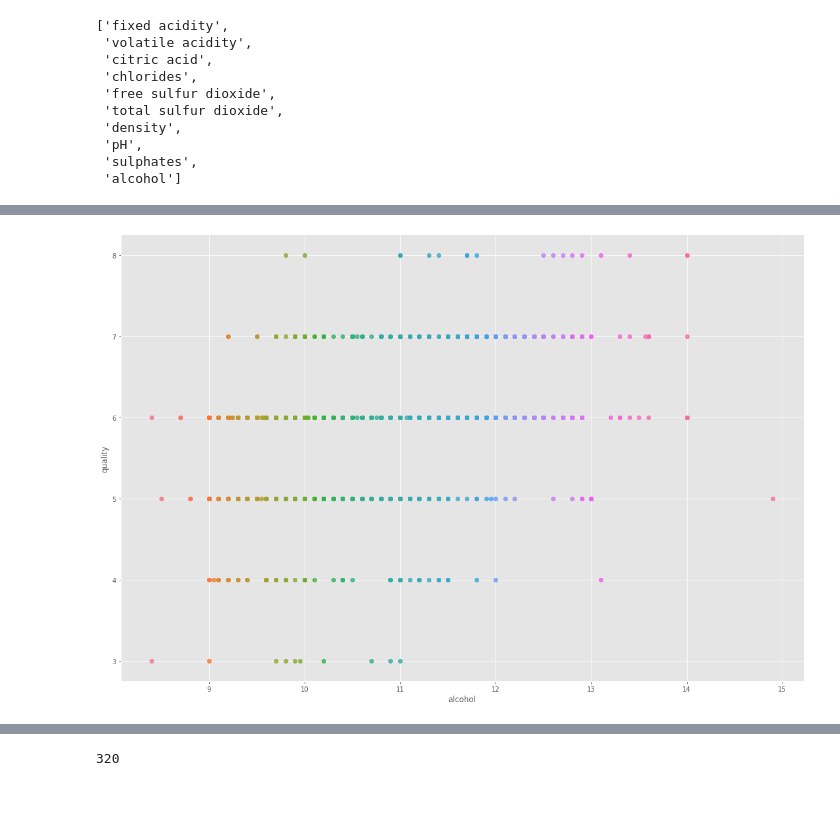
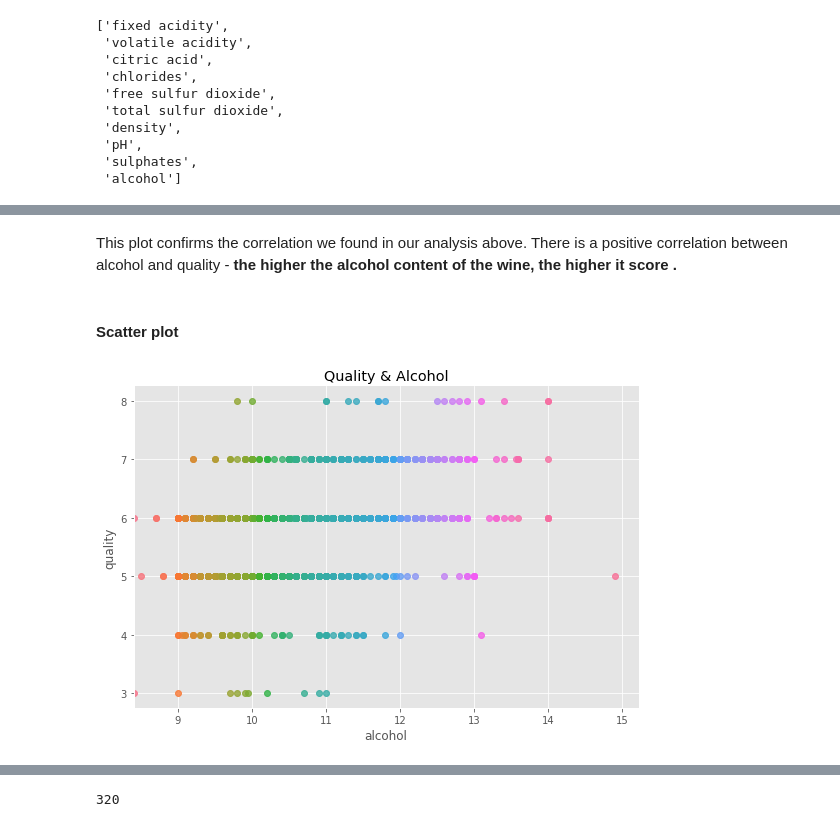
Before and after one commit to Izardo/Machine-Learning-and-Statistics, a Jupyter notebook: scikit-learn.ipynb, the cells around one changed output, grey strips where cells are left out. Drawn from its saved outputs; the diff is of its cells as text; code cells hidden in the pictures; blank space fills up the shorter version.

Commit message:
Added explanations to data exploration section

```diff
--- a/scikit-learn.ipynb
+++ b/scikit-learn.ipynb
@@ -210,5 +233,8 @@ Index(['fixed acidity', 'volatile acidity', 'citric acid', 'residual sugar',
 # %%
-# Histogram and normal distribution plot of each variable
+# Change figure size.
+plt.rcParams['figure.figsize'] = (15, 10)
+
+# Histogram and normal distribution plot of each variable.
 df.hist(rwidth=0.8, density=True);
 # %% [output]
 [figure]
@@ -286,6 +325,3 @@ This returns all of the values apart from residual sugar (quality was dropped ea
 
 ### Visualising Two Dimensions
 ***
-# %%
-plt.rcParams['figure.figsize'] = (12, 6)
-sns.lmplot(x="alcohol", y="quality", data=df);
@@ -293,0 +330,12 @@ sns.lmplot(x="alcohol", y="quality", data=df);
+# %%
+# Create figure & axes.
+fig, ax = plt.subplots()
+
+# Change plot size.
+plt.rcParams['figure.figsize'] = (10, 7)
+
+# Barchart with alcohol & quality.
+sns.barplot(y = "alcohol", x = "quality", data = df)
+
+# Set plot title.
+ax.set_title("Alcohol & Quality");
@@ -294,6 +344,13 @@ sns.lmplot(x="alcohol", y="quality", data=df);
+# %% [markdown]
+This plot confirms the correlation we found in our analysis above. There is a positive correlation between alcohol and quality - <b>the higher the alcohol content of the wine, the higher it score .
+# %% [markdown]
+#### Scatter plot
 # %%
-# Put this data as barchart
-# Seaborn plot using quality variable to distinguish data points
-sns.lmplot(x="alcohol", y="quality", hue='alcohol', data=df, fit_reg=False, height=10, aspect=1.5, legend=False);
+# Create seaborn scatter plot with alcohol as hue.
+sns.lmplot(x = "alcohol", y = "quality", hue = 'alcohol', data = df,
+           fit_reg=True, height = 5, legend = False, aspect = 1.5);
+
+# Add title.
+plt.title("Quality & Alcohol");
 # %% [output]
-[figure, old version]
+[figure, new version]
```
Also changed, not shown: parts of 67 cells of this notebook, 3 other files.
